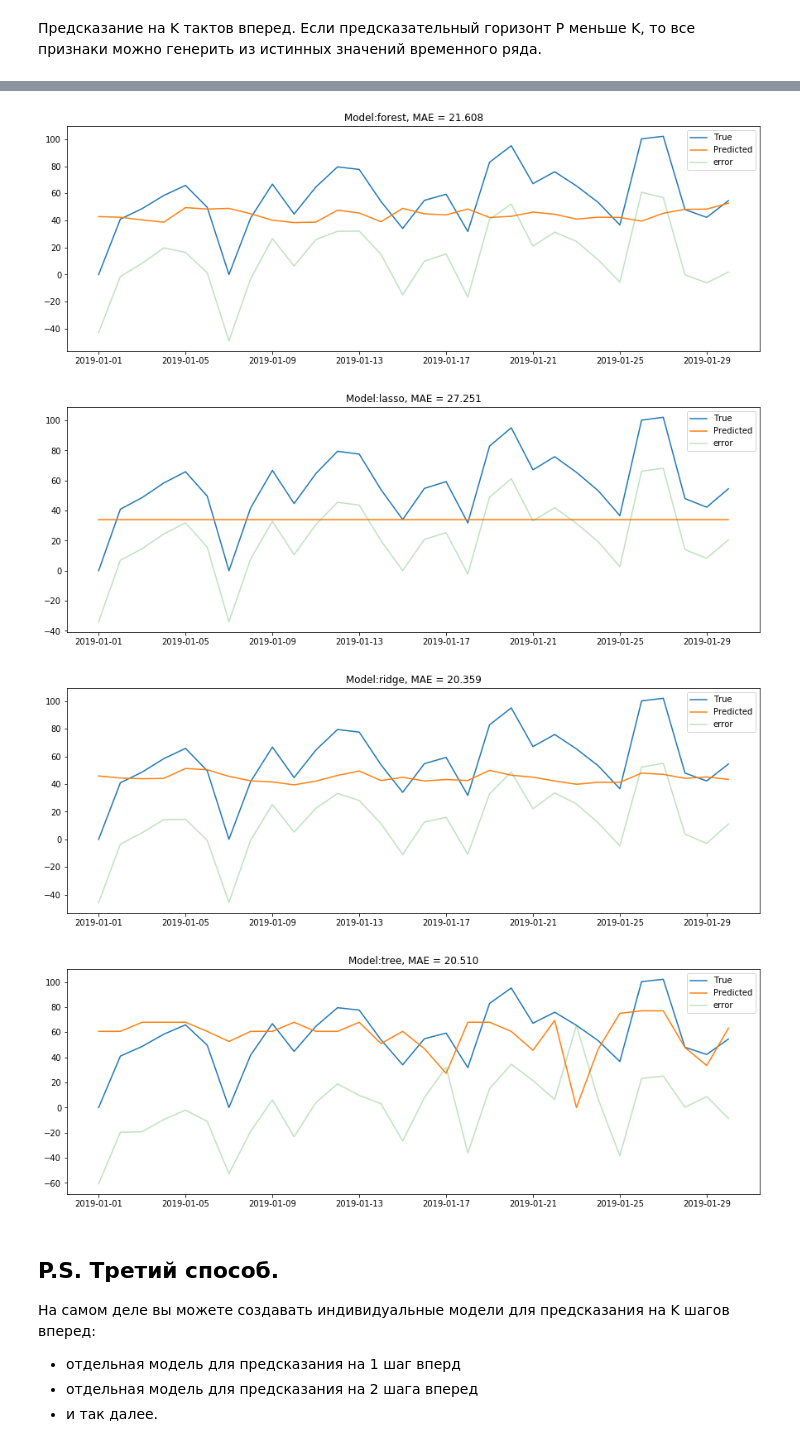
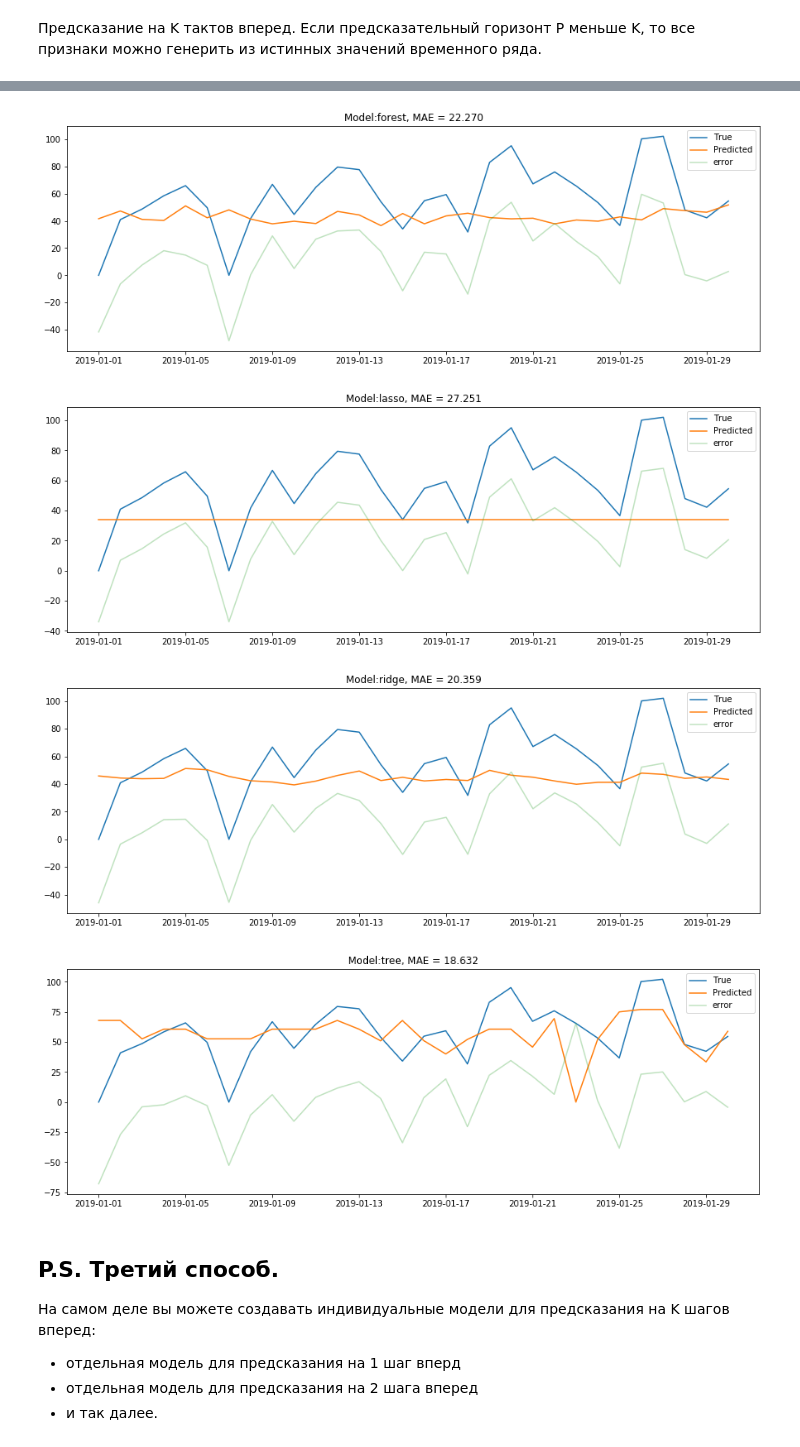
Before and after one commit to VinGeorge/Time-series-projects, a Jupyter notebook: sales prediction.ipynb, the cells around one changed output, grey strips where cells are left out. Saved outputs shown, nothing was run; the diff lists cells and outputs as text; code cells hidden in the pictures.

```diff
--- a/sales prediction.ipynb
+++ b/sales prediction.ipynb
@@ -390,6 +394,15 @@ for model in models.items():
 # %% [markdown]
 Предсказание на K тактов вперед. </br>
 Если предсказательный горизонт P меньше K, то все признаки можно генерить из истинных значений временного ряда.
+# %%
+model_ridge = Ridge()
+model_lasso = Lasso()
+model_tree = DecisionTreeRegressor()
+model_forest = RandomForestRegressor()
+models_K = {'forest': model_forest,
+          'lasso': model_lasso,
+          'ridge': model_ridge,
+          'tree': model_tree}
 # %%
 def create_features_K(data, windows, lag_start, lag_end):
 
@@ -415,11 +428,11 @@ def create_features_K(data, windows, lag_start, lag_end):
 X_train = scaler(create_dummies(create_features_K(df_train, lags, lag_start=30, lag_end=40)))
 # %%
 df = pd.DataFrame()
-for model in models.items():
+for model in models_K.items():
     df[model[0]] = train(X_train, df_train.values.ravel(), model[1])
 # %%
 #Посмотрим что получается на трейне
-for model in models.items():
+for model in models_K.items():
     model_to_chart(y=df_train[:300].values.ravel(),
                 y_pred= df[:300][model[0]].values,
                 index = df_train[:300].index,
@@ -447,18 +460,18 @@ def forecast_maker_K(models, data, n_steps, windows, lag_start, lag_end):
 
     return df
 # %%
-predicted_values_K = forecast_maker_K(models, df_train, n_steps=30, windows=lags, lag_start=30, lag_end=40)
+predicted_values_K = forecast_maker_K(models_K, df_train, n_steps=30, windows=lags, lag_start=30, lag_end=40)
 # %%
-for model in models.items():
+for model in models_K.items():
     model_to_chart(y=df_test.loc[:'2019-01-30'].values.ravel(),
                 y_pred= predicted_values_K[model[0]].values,
                 index = predicted_values_K.index,
                 model_name=model[0])
 # %% [output]
-[figure, old version]
+[figure, new version]
 [figure]
 [figure]
-[figure, old version]
+[figure, new version]
 # %% [markdown]
 ## P.S. Третий способ.
 
```
Also changed, not shown: parts of 11 cells of this notebook.
